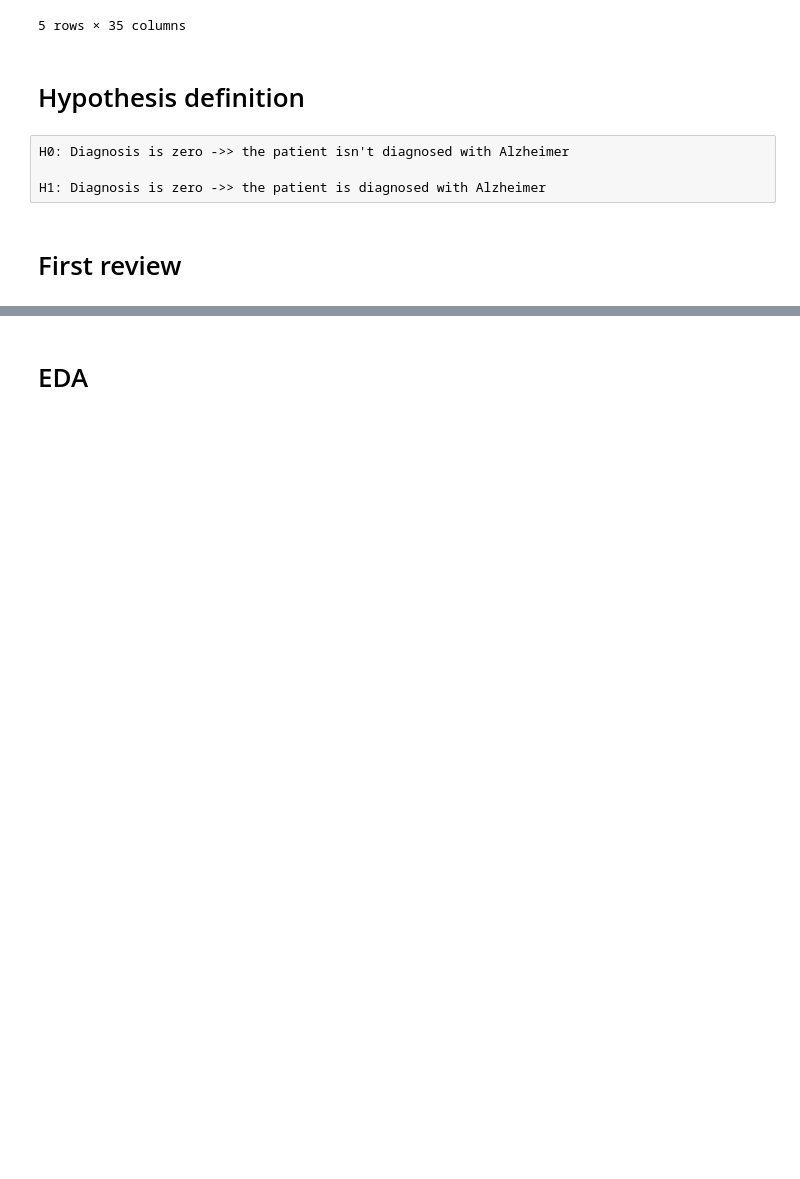
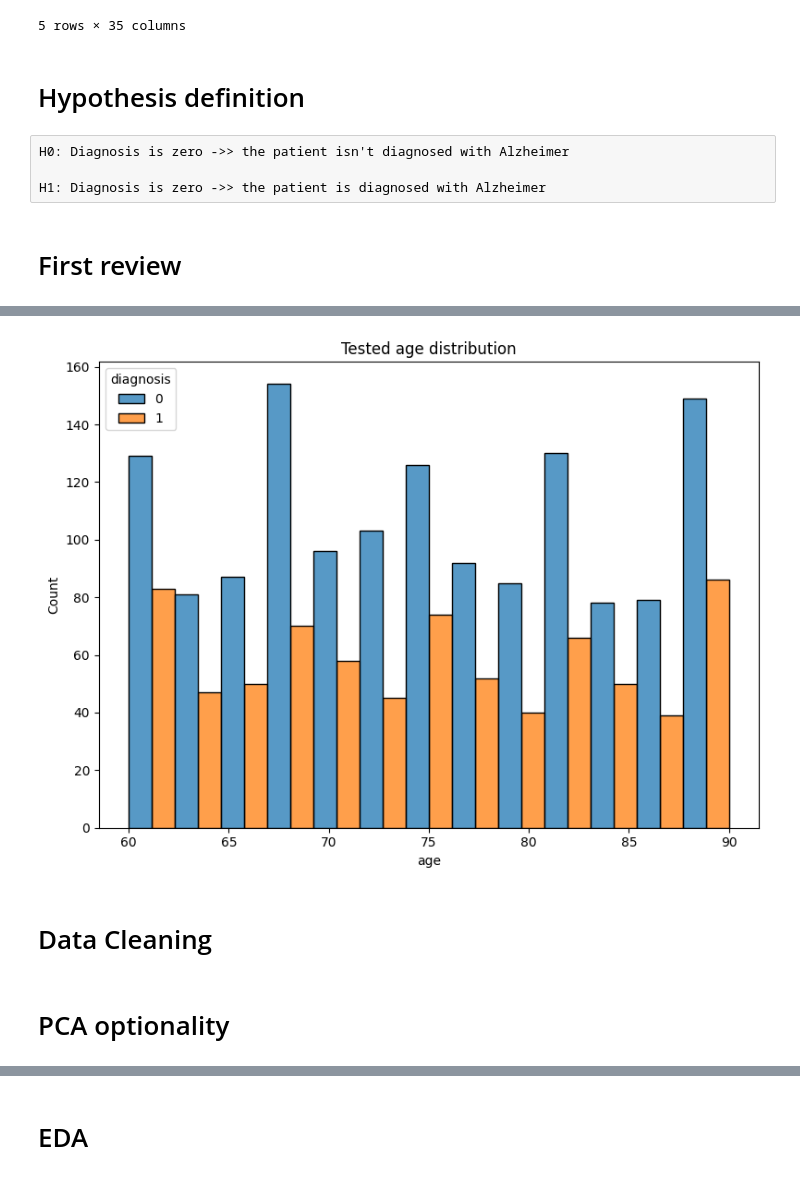
Before and after one commit to Itai1991Ortner/alzheimer_prediction, a Jupyter notebook: alzheimer_prediction.ipynb, the cells around one changed output, grey strips where cells are left out. Drawn from its saved outputs; the diff is of its cells as text; code cells hidden in the pictures; blank space fills up the shorter version.

```diff
--- a/alzheimer_prediction.ipynb
+++ b/alzheimer_prediction.ipynb
@@ -40,0 +86,11 @@ H1: Diagnosis is zero ->> the patient is diagnosed with Alzheimer
+# %%
+plt.figure(figsize=(8,6),dpi=100)
+plt.title("Tested age distribution")
+sns.histplot(data=df,x='age',color='#50727B',hue='diagnosis',multiple="dodge")
+
+plt.tight_layout()
+plt.show()
+# %% [output]
+[figure, added]
+# %% [markdown]
+# Data Cleaning
@@ -40,0 +105,2 @@ H1: Diagnosis is zero ->> the patient is diagnosed with Alzheimer
+# %% [markdown]
+# PCA optionality
```
Also changed, not shown: parts of 21 cells of this notebook.
